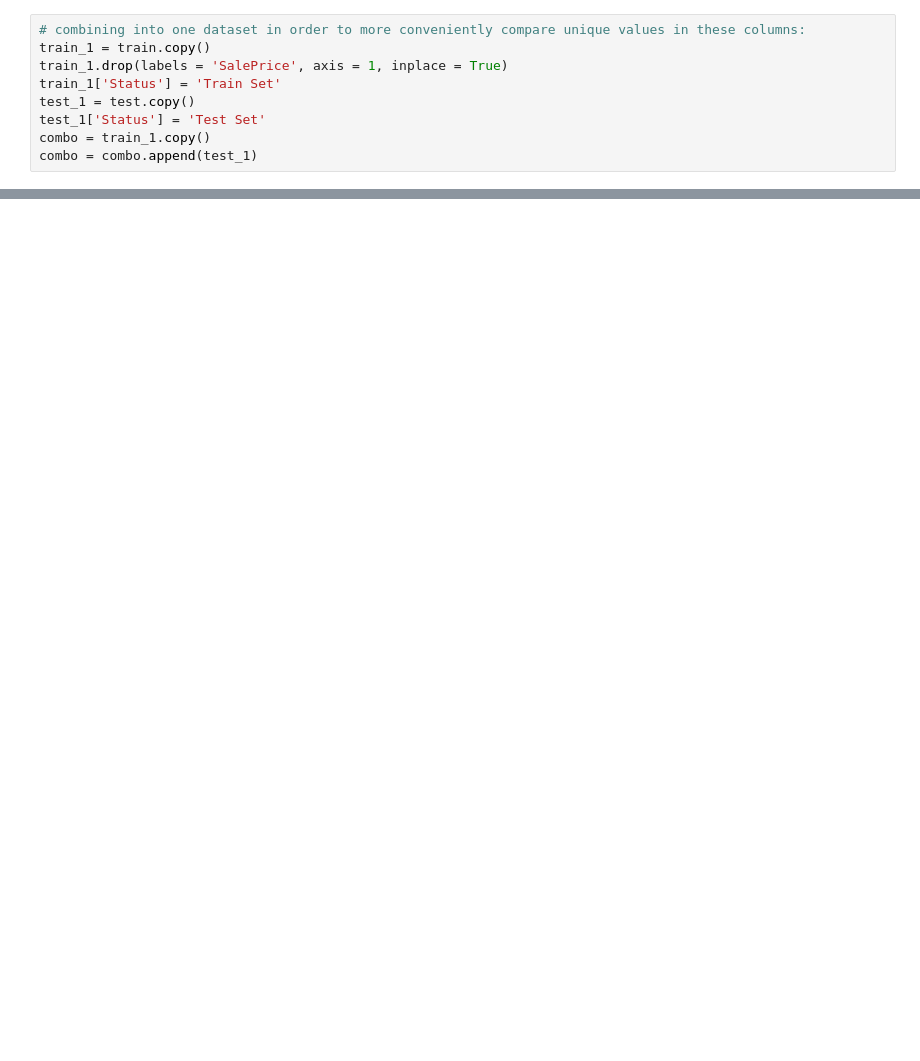
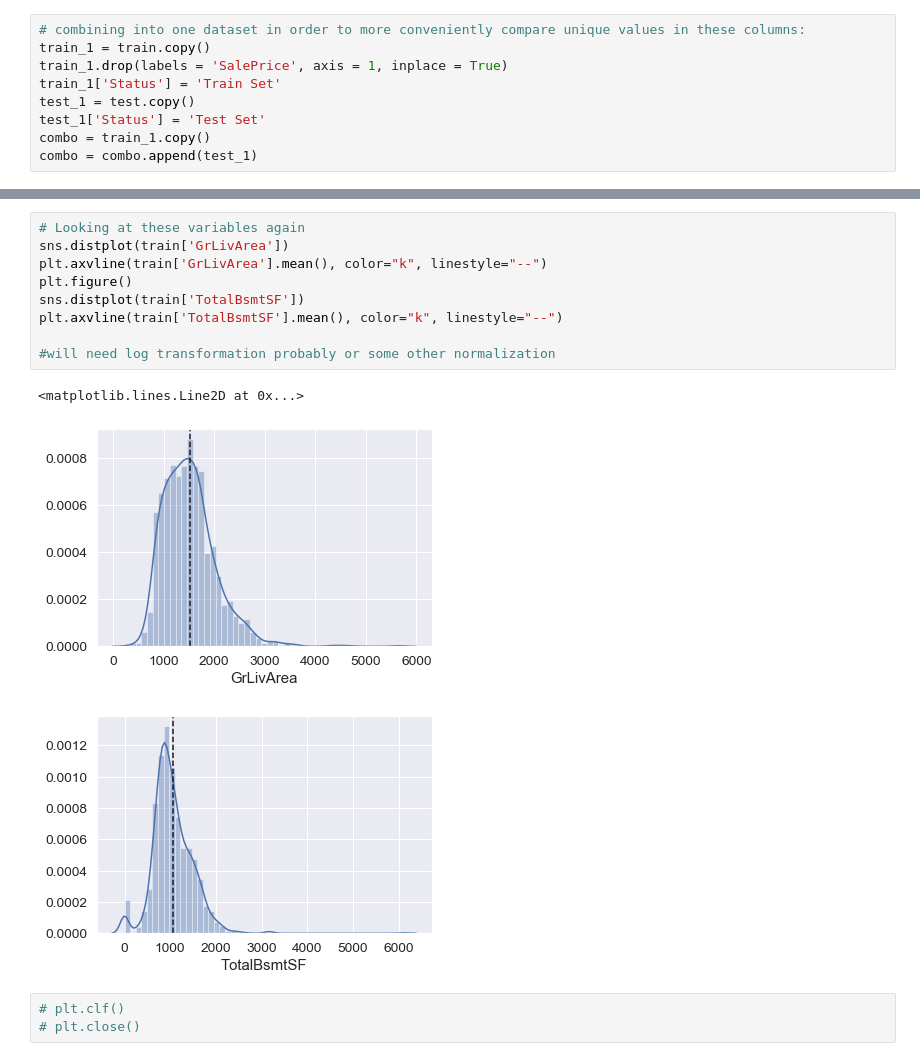
Before and after one commit to nastyh/Feature-Engineering--House-Prices, a Jupyter notebook: Features_for_MLOps.ipynb, the cells around one changed output, grey strips where cells are left out. Drawn from its saved outputs; the diff is of its cells as text; blank space fills up the shorter version.

```diff
--- a/Features_for_MLOps.ipynb
+++ b/Features_for_MLOps.ipynb
@@ -153,0 +213,16 @@ for l in cols_list:
+# %%
+# Looking at these variables again
+sns.distplot(train['GrLivArea'])
+plt.axvline(train['GrLivArea'].mean(), color="k", linestyle="--")
+plt.figure()
+sns.distplot(train['TotalBsmtSF'])
+plt.axvline(train['TotalBsmtSF'].mean(), color="k", linestyle="--")
+
+#will need log transformation probably or some other normalization
+# %% [output]
+<matplotlib.lines.Line2D at 0x...>
+[figure, added]
+[figure, added]
+# %%
+# plt.clf()
+# plt.close()
```
Also changed, not shown: parts of 30 cells of this notebook.
